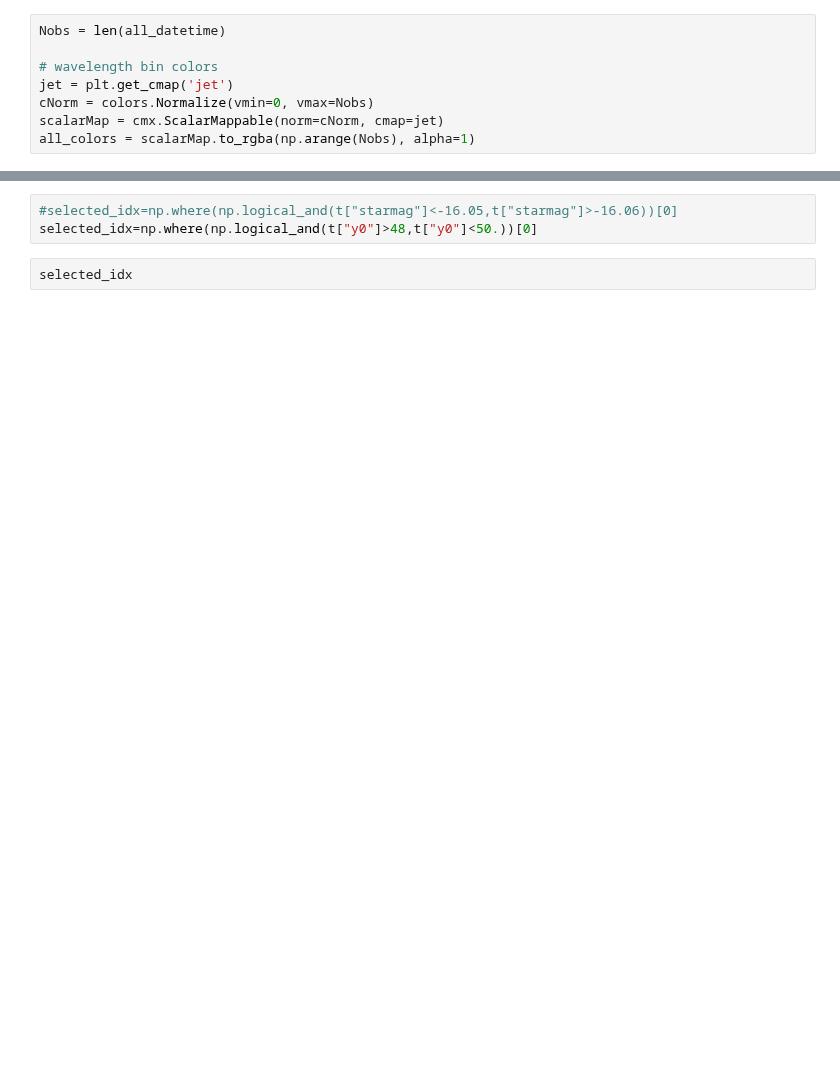
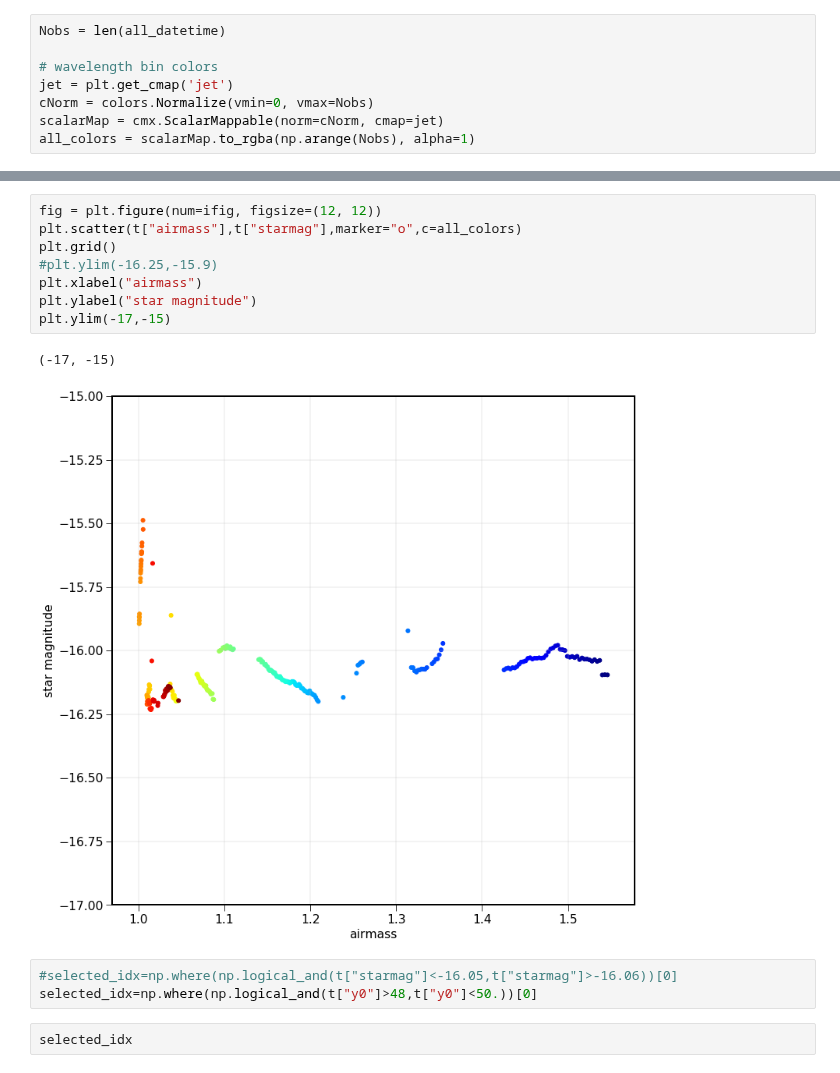
Before and after one commit to sylvielsstfr/SpectractorAnaAtm19, a Jupyter notebook: ana_20190215_HD116405_Filtre_None/AnaStarPhotometry.ipynb, the cells around one changed output, grey strips where cells are left out. Drawn from its saved outputs; the diff is of its cells as text; blank space fills up the shorter version.

```diff
--- a/ana_20190215_HD116405_Filtre_None/AnaStarPhotometry.ipynb
+++ b/ana_20190215_HD116405_Filtre_None/AnaStarPhotometry.ipynb
@@ -223,3 +271,14 @@ Text(0, 0.5, 'star magnitude')
+# %%
+fig = plt.figure(num=ifig, figsize=(12, 12))
+plt.scatter(t["airmass"],t["starmag"],marker="o",c=all_colors)
+plt.grid()
+#plt.ylim(-16.25,-15.9)
+plt.xlabel("airmass")
+plt.ylabel("star magnitude")
+plt.ylim(-17,-15)
+# %% [output]
+(-17, -15)
+[figure, added]
 # %%
 #selected_idx=np.where(np.logical_and(t["starmag"]<-16.05,t["starmag"]>-16.06))[0]
 selected_idx=np.where(np.logical_and(t["y0"]>48,t["y0"]<50.))[0]
```
Also changed, not shown: parts of 31 cells of this notebook.
